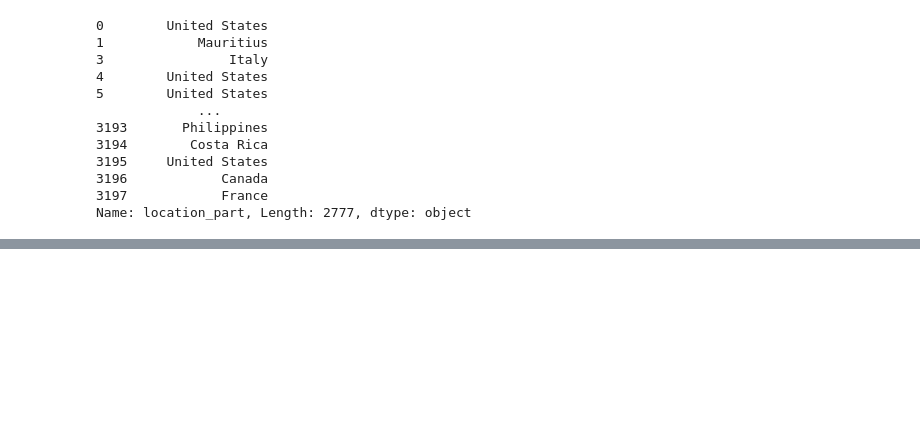
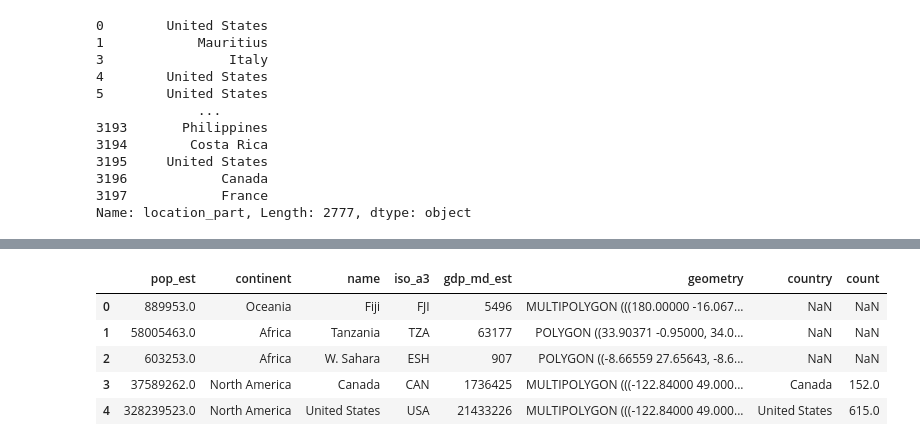
Before and after one commit to andy3278/Anaconda-Data-App-Contest, a Jupyter notebook: app.ipynb, the cells around one changed output, grey strips where cells are left out. Drawn from its saved outputs; the diff is of its cells as text; code cells hidden in the pictures; blank space fills up the shorter version.

Commit message:
added geo plot

```diff
--- a/app.ipynb
+++ b/app.ipynb
@@ -369,0 +383,5 @@ df1[df1['country'] != 'Unknown']['country'].value_counts().head(10).hvplot.bar(t
+# %%
+# create a geo plot using geopandas and hvplot to show the distribution of the jobs in the wolrd
+# first we need to get the shape file of the world
+world = gpd.read_file(gpd.datasets.get_path('naturalearth_lowres'))
+world.head()
@@ -369,0 +395,15 @@ df1[df1['country'] != 'Unknown']['country'].value_counts().head(10).hvplot.bar(t
+# %%
+# need to rename some countries to match the country name in the world dataframe
+# example United States of America in the world dataframe is United States in the df1 dataframe
+world.replace('United States of America', 'United States', inplace=True)
+# %%
+# next we join the world shape file with the df1 to get the count of the jobs in each country
+world = world.merge(df1['country'].value_counts().reset_index(), left_on='name', right_on='country', how='left')
+world.head()
+# %% [output]
+|  | pop_est | continent | name | iso_a3 | gdp_md_est | geometry | country | count |
+| 0 | 889953.0 | Oceania | Fiji | FJI | 5496 | MULTIPOLYGON (((180.00000 -16.067... | NaN | NaN |
+| 1 | 58005463.0 | Africa | Tanzania | TZA | 63177 | POLYGON ((33.90371 -0.95000, 34.0... | NaN | NaN |
+| 2 | 603253.0 | Africa | W. Sahara | ESH | 907 | POLYGON ((-8.66559 27.65643, -8.6... | NaN | NaN |
+| 3 | 37589262.0 | North America | Canada | CAN | 1736425 | MULTIPOLYGON (((-122.84000 49.000... | Canada | 152.0 |
+| 4 | 328239523.0 | North America | United States | USA | 21433226 | MULTIPOLYGON (((-122.84000 49.000... | United States | 615.0 |
```
Also changed, not shown: parts of 7 cells of this notebook.
